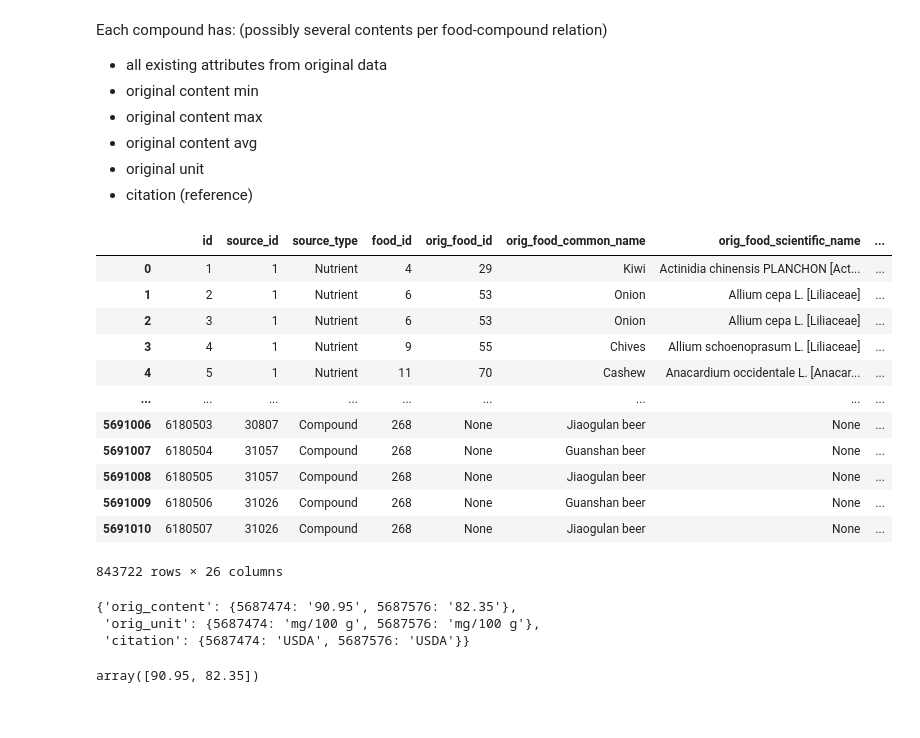
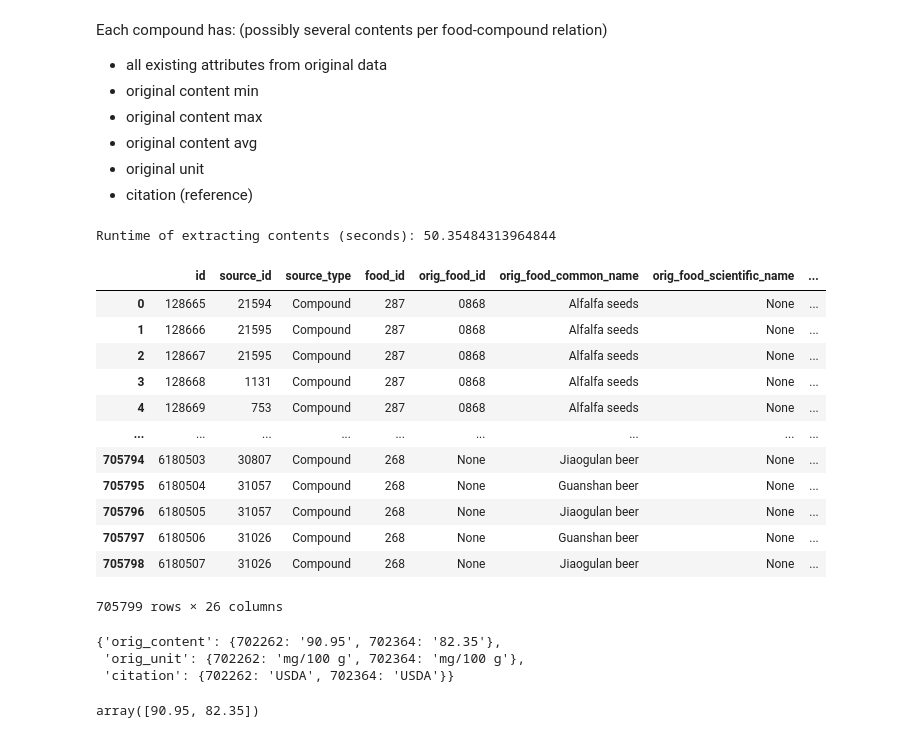
Before and after one commit to yichuanma95/foodb-json, a Jupyter notebook: data-playground.ipynb, the cells around one changed output. Drawn from its saved outputs; the diff is of its cells as text; code cells hidden in the pictures.

```diff
--- a/data-playground.ipynb
+++ b/data-playground.ipynb
@@ -25,32 +26,36 @@ Each compound has: (possibly several contents per food-compound relation)
 - original unit
 - citation (reference)
 # %%
-content = extract_json('Content.json')
+time_start = time.time()
+content = extract_contents()
+time_end = time.time()
+print("Runtime of extracting contents (seconds):", time_end - time_start)
+# %% [output]
+Runtime of extracting contents (seconds): 50.35484313964844
 # %%
-content = content.dropna(subset=['orig_content'])
 content
 # %% [output]
 |  | id | source_id | source_type | food_id | orig_food_id | orig_food_common_name | orig_food_scientific_name | ... |
-| 0 | 1 | 1 | Nutrient | 4 | 29 | Kiwi | Actinidia chinensis PLANCHON [Act... | ... |
-| 1 | 2 | 1 | Nutrient | 6 | 53 | Onion | Allium cepa L. [Liliaceae] | ... |
-| 2 | 3 | 1 | Nutrient | 6 | 53 | Onion | Allium cepa L. [Liliaceae] | ... |
-| 3 | 4 | 1 | Nutrient | 9 | 55 | Chives | Allium schoenoprasum L. [Liliaceae] | ... |
-| 4 | 5 | 1 | Nutrient | 11 | 70 | Cashew | Anacardium occidentale L. [Anacar... | ... |
+| 0 | 128665 | 21594 | Compound | 287 | 0868 | Alfalfa seeds | None | ... |
+| 1 | 128666 | 21595 | Compound | 287 | 0868 | Alfalfa seeds | None | ... |
+| 2 | 128667 | 21595 | Compound | 287 | 0868 | Alfalfa seeds | None | ... |
+| 3 | 128668 | 1131 | Compound | 287 | 0868 | Alfalfa seeds | None | ... |
+| 4 | 128669 | 753 | Compound | 287 | 0868 | Alfalfa seeds | None | ... |
 | ... | ... | ... | ... | ... | ... | ... | ... | ... |
-| 5691006 | 6180503 | 30807 | Compound | 268 | None | Jiaogulan beer | None | ... |
-| 5691007 | 6180504 | 31057 | Compound | 268 | None | Guanshan beer | None | ... |
-| 5691008 | 6180505 | 31057 | Compound | 268 | None | Jiaogulan beer | None | ... |
-| 5691009 | 6180506 | 31026 | Compound | 268 | None | Guanshan beer | None | ... |
-| 5691010 | 6180507 | 31026 | Compound | 268 | None | Jiaogulan beer | None | ... |
+| 705794 | 6180503 | 30807 | Compound | 268 | None | Jiaogulan beer | None | ... |
+| 705795 | 6180504 | 31057 | Compound | 268 | None | Guanshan beer | None | ... |
+| 705796 | 6180505 | 31057 | Compound | 268 | None | Jiaogulan beer | None | ... |
+| 705797 | 6180506 | 31026 | Compound | 268 | None | Guanshan beer | None | ... |
+| 705798 | 6180507 | 31026 | Compound | 268 | None | Jiaogulan beer | None | ... |
-843722 rows × 26 columns
+705799 rows × 26 columns
 # %%
 contents_dict = content[(content['food_id']==946) & (content['source_id']==23496) &
         (content['source_type']=='Compound')][['orig_content','orig_unit','citation']].to_dict()
 contents_dict
 # %% [output]
-{'orig_content': {5687474: '90.95', 5687576: '82.35'},
- 'orig_unit': {5687474: 'mg/100 g', 5687576: 'mg/100 g'},
- 'citation': {5687474: 'USDA', 5687576: 'USDA'}}
+{'orig_content': {702262: '90.95', 702364: '82.35'},
+ 'orig_unit': {702262: 'mg/100 g', 702364: 'mg/100 g'},
+ 'citation': {702262: 'USDA', 702364: 'USDA'}}
 # %%
 content_nums = np.array(list(map(lambda x: float(x), contents_dict['orig_content'].values())))
 content_nums
```
Also changed, not shown: parts of 9 cells of this notebook, 4 other files.
